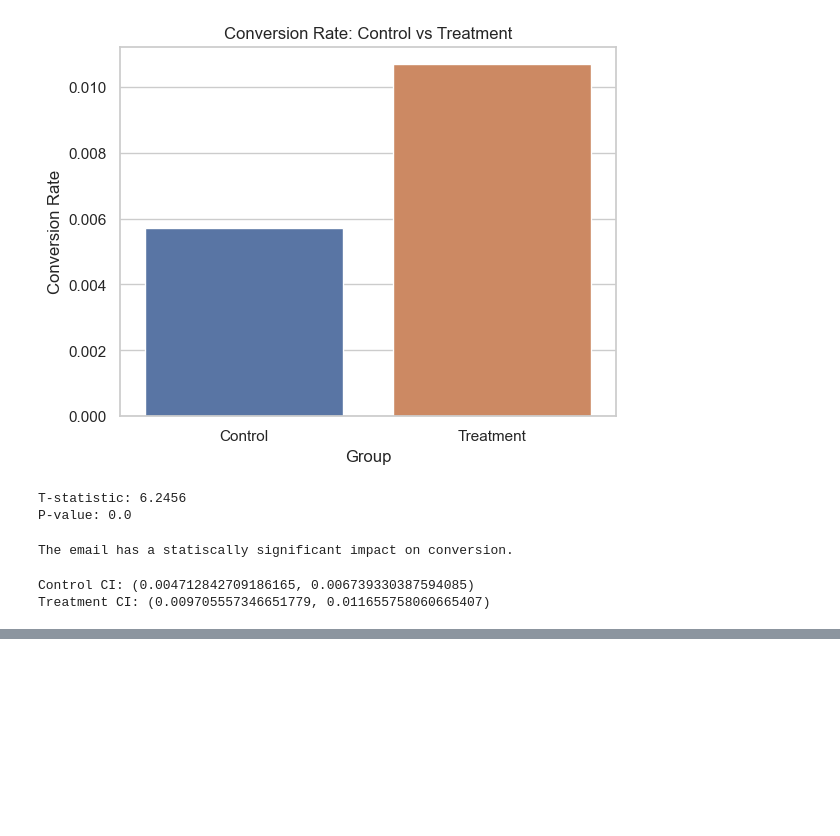
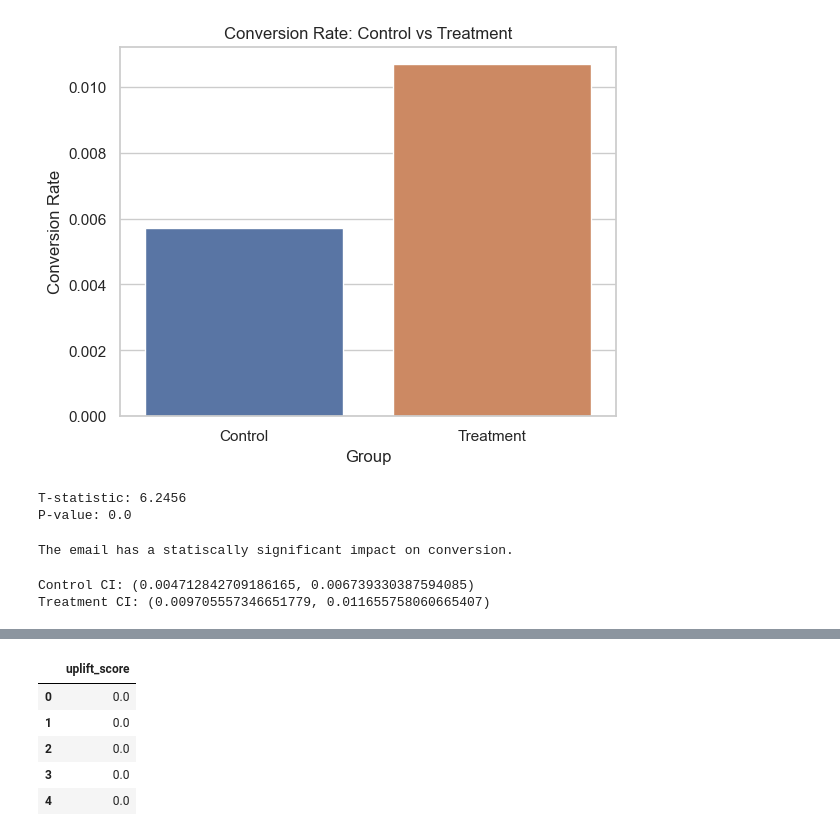
Before and after one commit to tejfaster/Email-marketing-Uplift-Model, a Jupyter notebook: notebooks/01_ab_test_analysis.ipynb, the cells around one changed output, grey strips where cells are left out. Cells and saved outputs as stored; diff of their text form; code cells hidden in the pictures; blank space fills up the shorter version.

```diff
--- a/notebooks/01_ab_test_analysis.ipynb
+++ b/notebooks/01_ab_test_analysis.ipynb
@@ -198,0 +244,16 @@ Treatment CI: (0.009705557346651779, 0.011655758060665407)
+# %%
+# Predict probabilities
+control_pred = model_control.predict_proba(X)[:,1]
+treatment_pred = model_treatment.predict_proba(X)[:,1]
+
+# Calculate uplift score
+uplift_score = treatment_pred - control_pred
+uplift_df["uplift_score"] = uplift_score
+uplift_df[["uplift_score"]].head()
+# %% [output]
+|  | uplift_score |
+| 0 | 0.0 |
+| 1 | 0.0 |
+| 2 | 0.0 |
+| 3 | 0.0 |
+| 4 | 0.0 |
```
Also changed, not shown: parts of 8 cells of this notebook.
